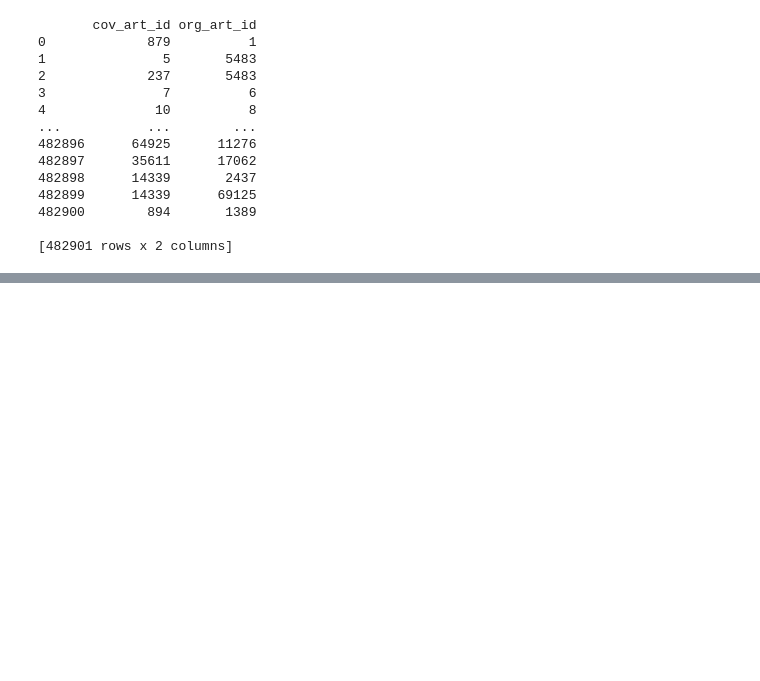
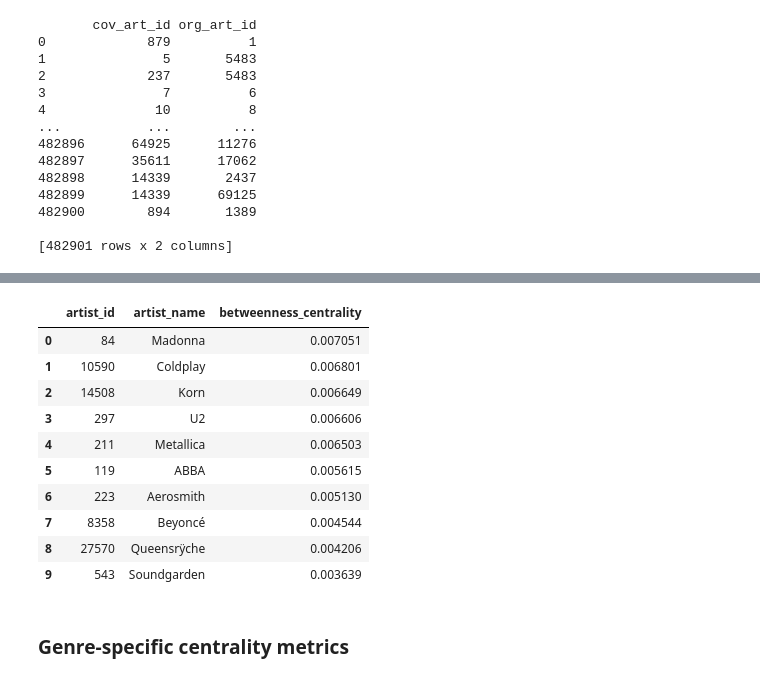
Before and after one commit to freiraum-bq/Music_Project, a Jupyter notebook: python/integrated.ipynb, the cells around one changed output, grey strips where cells are left out. Saved outputs shown, nothing was run; the diff lists cells and outputs as text; code cells hidden in the pictures; blank space fills up the shorter version.

```diff
--- a/python/integrated.ipynb
+++ b/python/integrated.ipynb
@@ -914,0 +684,19 @@ Number of edges (song covers)                     10084
+# %%
+# Betweenness centrality
+betweenness_ment_scores = nx.betweenness_centrality(G_mentions, k=100)
+betweenness_ment_df = top_metric_df(betweenness_ment_scores, G_mentions, 'betweenness_centrality')
+betweenness_ment_df
+# %% [output]
+|  | artist_id | artist_name | betweenness_centrality |
+| 0 | 84 | Madonna | 0.007051 |
+| 1 | 10590 | Coldplay | 0.006801 |
+| 2 | 14508 | Korn | 0.006649 |
+| 3 | 297 | U2 | 0.006606 |
+| 4 | 211 | Metallica | 0.006503 |
+| 5 | 119 | ABBA | 0.005615 |
+| 6 | 223 | Aerosmith | 0.005130 |
+| 7 | 8358 | Beyoncé | 0.004544 |
+| 8 | 27570 | Queensrÿche | 0.004206 |
+| 9 | 543 | Soundgarden | 0.003639 |
+# %% [markdown]
+### Genre-specific centrality metrics
```
Also changed, not shown: parts of 70 cells of this notebook.
